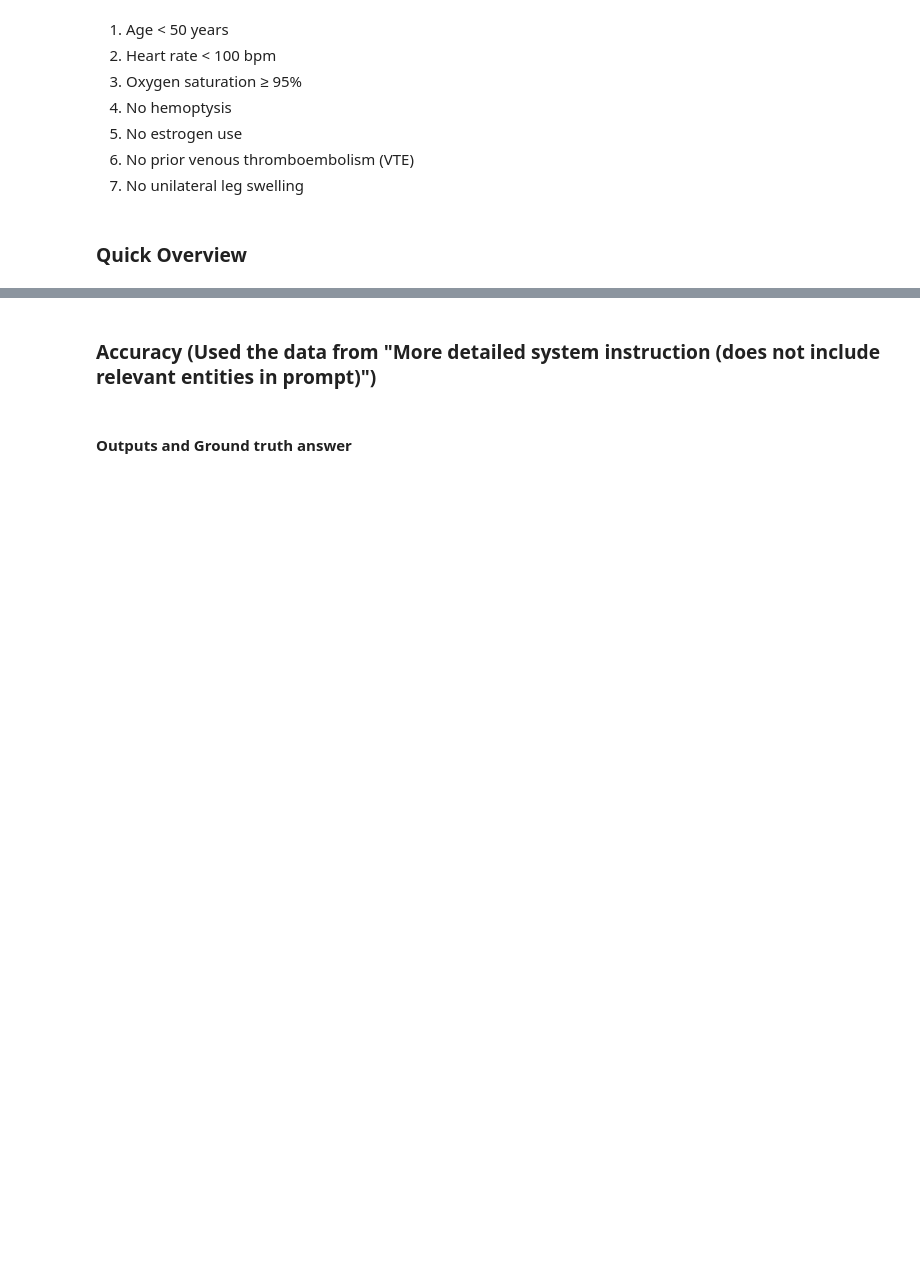
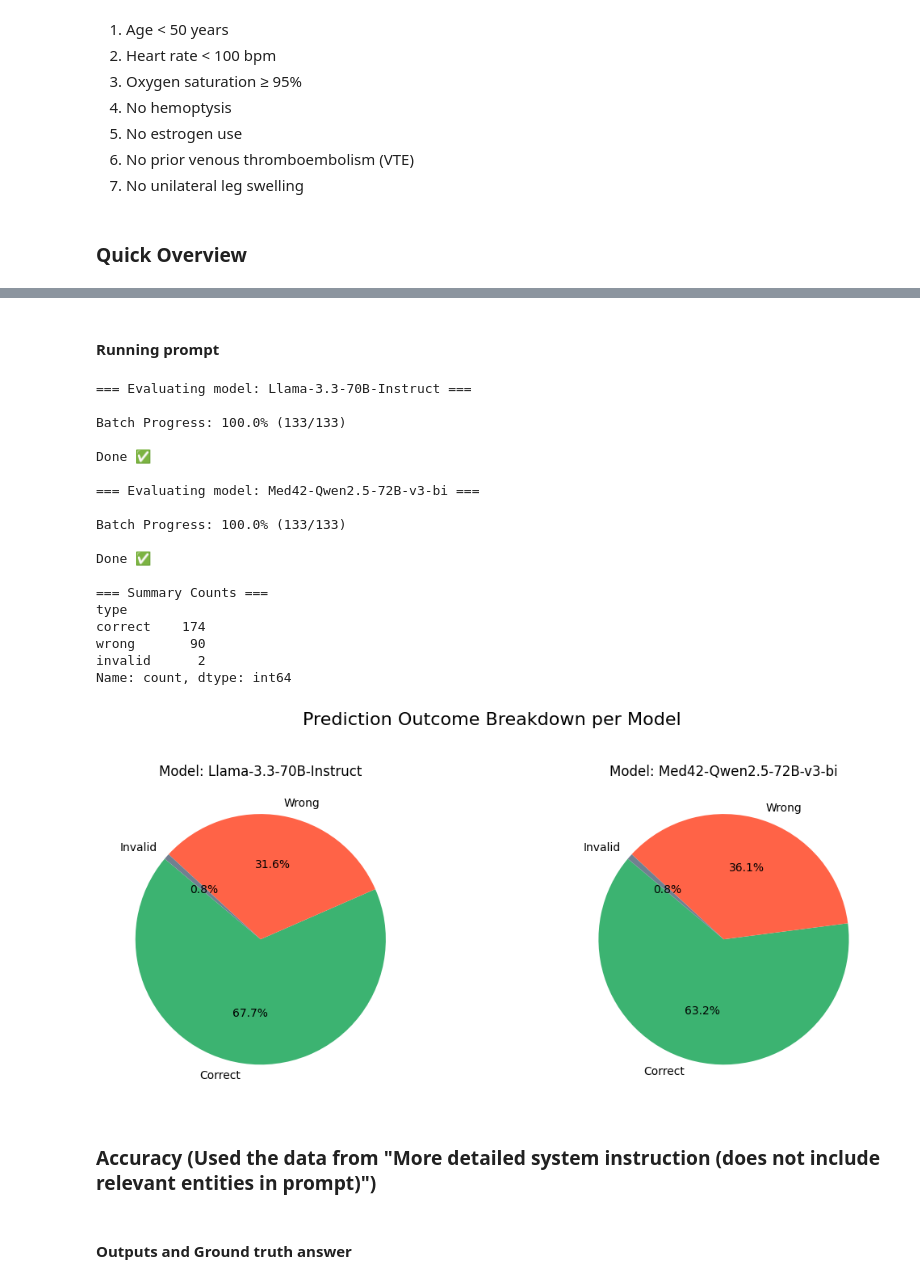
Before and after one commit to mohamed02-code/AI_agent, a Jupyter notebook: notebooks/1.0-PERC-Agent-testing.ipynb, the cells around one changed output, grey strips where cells are left out. Saved outputs shown, nothing was run; the diff lists cells and outputs as text; code cells hidden in the pictures; blank space fills up the shorter version.

```diff
--- a/notebooks/1.0-PERC-Agent-testing.ipynb
+++ b/notebooks/1.0-PERC-Agent-testing.ipynb
@@ -253,3 +46,75 @@ Done ✅
+# %% [markdown]
+#### Running prompt
+# %%
+sys_instruct = (
+    "You are a clinical decision support assistant.\n"
+)
+prompt = (
+    "Patient Note:\n"
+    "<patient note text here>\n\n"
+    "Calculate the PERC score for this patient based on the 8 criteria below. "
+    "Explain how each criterion applies using the patient note and extracted entities, then return the result in the specified JSON format.\n\n"
+    "Your task is to calculate the PERC (Pulmonary Embolism Rule-out Criteria) score for a patient using the provided note and extracted entities.\n\n"
+    "There are 8 criteria. Each criterion is evaluated as either:\n"
+    " - true: criterion met (meaning favorable condition, no risk factor present),\n"
+    " - false: criterion not met (risk factor present).\n"
+    "Each false criterion adds 1 point to the PERC score.\n\n"
+    "PERC Criteria:\n"
+    "1. Age < 50 years\n"
+    "2. Heart rate < 100 beats per minute\n"
+    "3. Oxygen saturation ≥ 95%\n"
+    "4. No unilateral leg swelling\n"
+    "5. No hemoptysis\n"
+    "6. No recent trauma or surgery\n"
+    "7. No history of deep vein thrombosis (DVT) or pulmonary embolism (PE)\n"
+    "8. No hormone (estrogen) use\n\n"
+    "If data for any criterion is missing or not explicitly mentioned, assume the criterion is met (true).\n\n"
+    "First, provide a detailed step-by-step explanation about how you evaluated each criterion based on the patient data.\n\n"
+    "Then, provide the output JSON object exactly matching this format (with no extra text):\n\n"
+    "{\n"
+    "  \"Explanation\": \"<Concise summary explaining evaluation of each criterion>\",\n"
+    "  \"Criteria\": {\n"
+    "    \"Age < 50\": true or false,\n"
+    "    \"HR < 100\": true or false,\n"
+    "    \"O₂ ≥ 95%\": true or false,\n"
+    "    \"No hemoptysis\": true or false,\n"
+    "    \"No Hormone use\": true or false,\n"
+    "    \"No prior VTE or DVT\": true or false,\n"
+    "    \"No unilateral leg swelling\": true or false,\n"
+    "    \"No recent trauma or surgery\": true or false\n"
+    "  },\n"
+    "  \"Answer\": <integer equal to the total number of false criteria (sum of false values)>\n"
+    "}\n"
+)
+
+results_df= await run_models_with_output(
+    sys_instruct = sys_instruct
+    ,prompt=prompt,
+    model_ids=model_ids,
+    include_relevant_entities=False,
+    full_df=True,max_tokens=1000,temperature=0.0
+)
+plot_df_pie(results_df)
+# %% [output]
+=== Evaluating model: Llama-3.3-70B-Instruct ===
+
+Batch Progress: 100.0% (133/133)
+
+Done ✅
+
+=== Evaluating model: Med42-Qwen2.5-72B-v3-bi ===
+
+Batch Progress: 100.0% (133/133)
+
+Done ✅
+
+=== Summary Counts ===
+type
+correct    174
+wrong       90
+invalid      2
+Name: count, dtype: int64
+[figure, added]
 # %% [markdown]
 ### Accuracy (Used the data from "More detailed system instruction (does not include relevant entities in prompt)")
 # %% [markdown]
```
Also changed, not shown: parts of 23 cells of this notebook, 1 other file.
